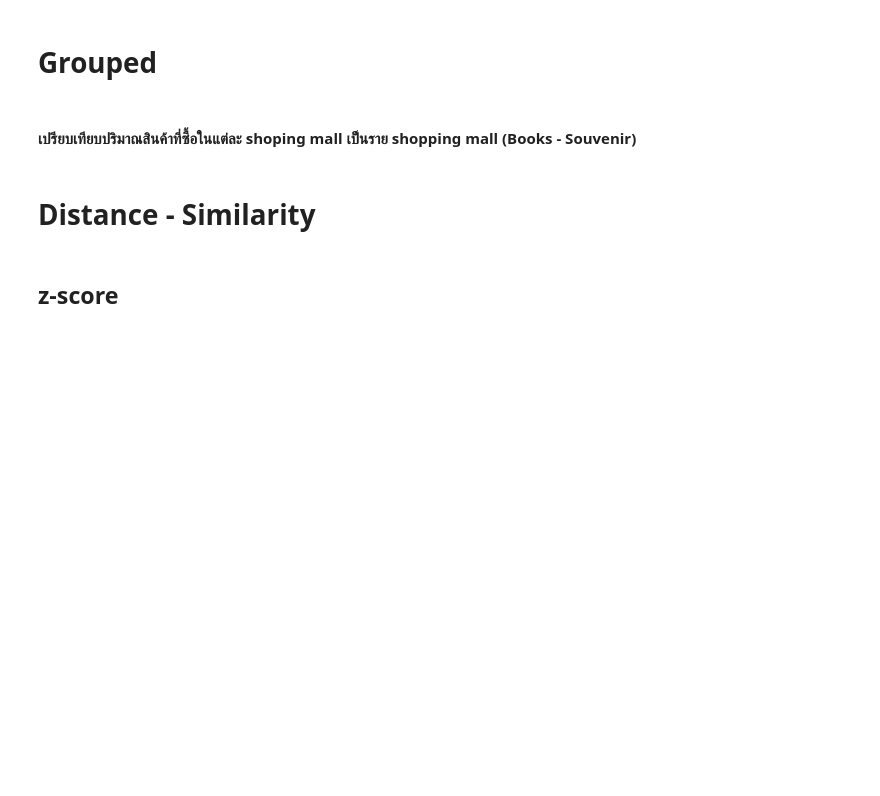
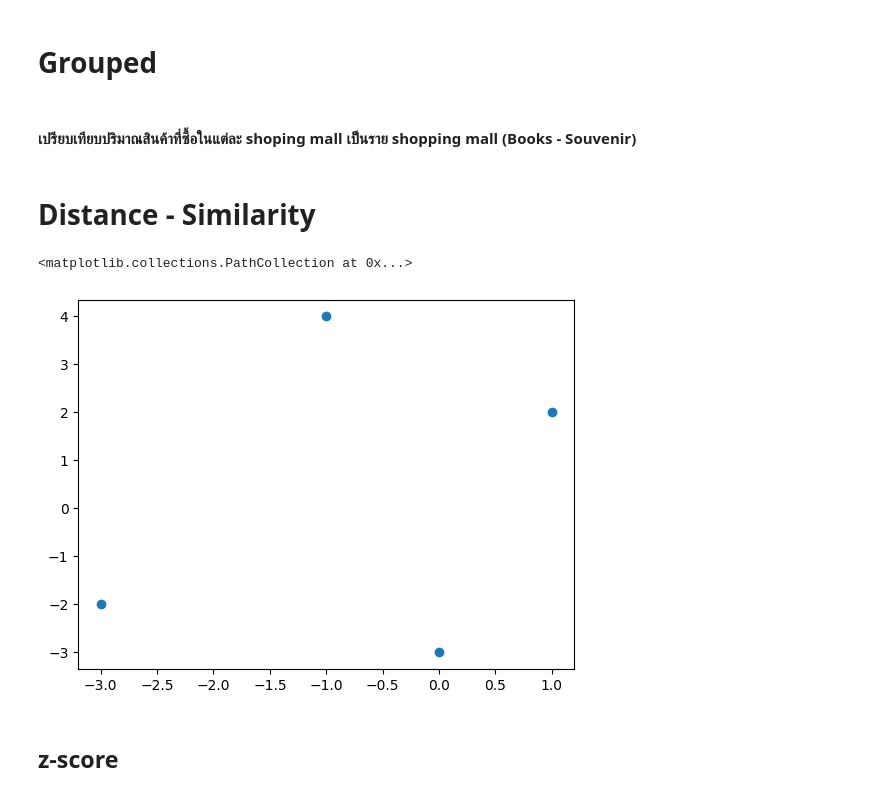
Before and after one commit to Aingon14/BSC_DPDM23, a Jupyter notebook: Understanding_data.ipynb, the cells around one changed output. Drawn from its saved outputs; the diff is of its cells as text; code cells hidden in the pictures; blank space fills up the shorter version.

```diff
--- a/Understanding_data.ipynb
+++ b/Understanding_data.ipynb
@@ -409,2 +413,9 @@ plt.legend();
+# %%
+data_points = np.array([[1,2],[-1,4],[0,-3],[-3,-2]])
+# %%
+plt.scatter(data_points[:,0],data_points[:,1])
+# %% [output]
+<matplotlib.collections.PathCollection at 0x...>
+[figure, added]
 # %% [markdown]
 ## z-score
```
Also changed, not shown: parts of 2 cells of this notebook.
